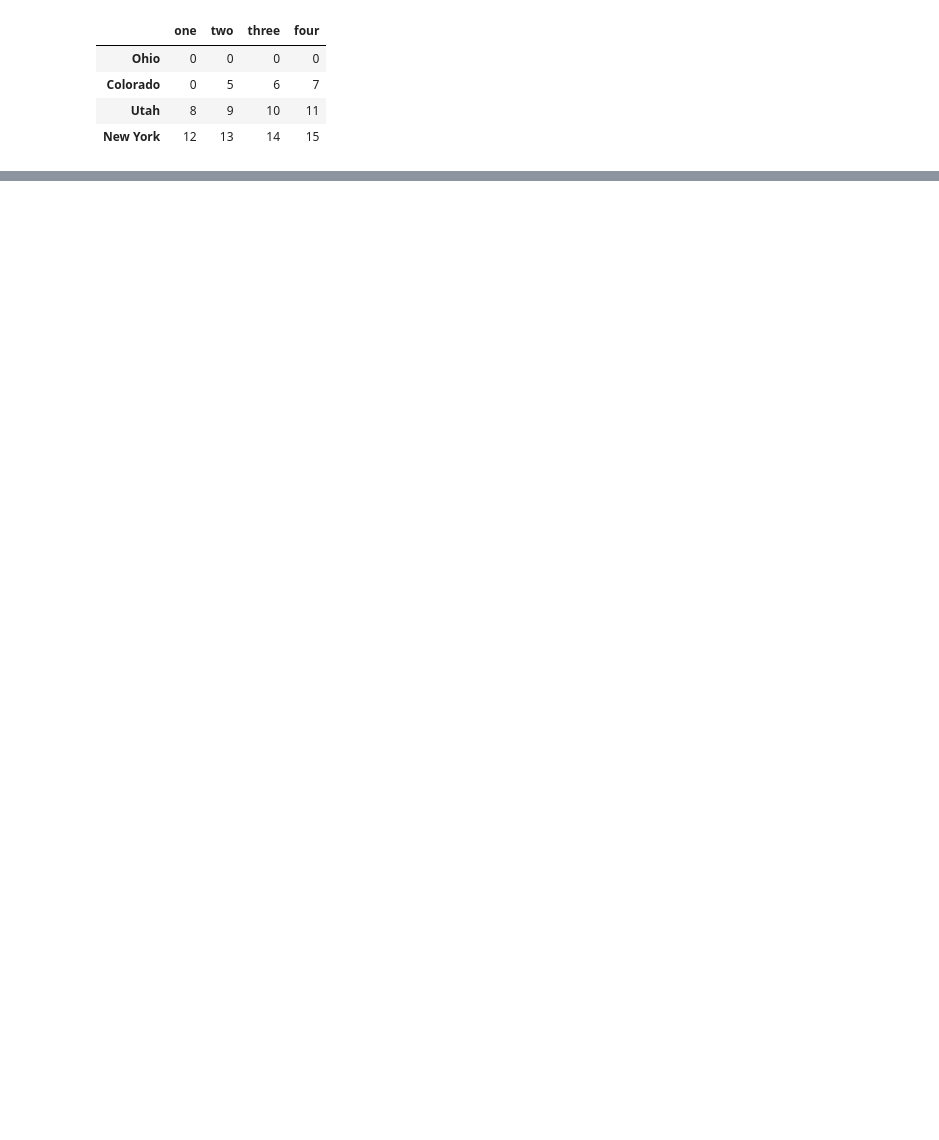
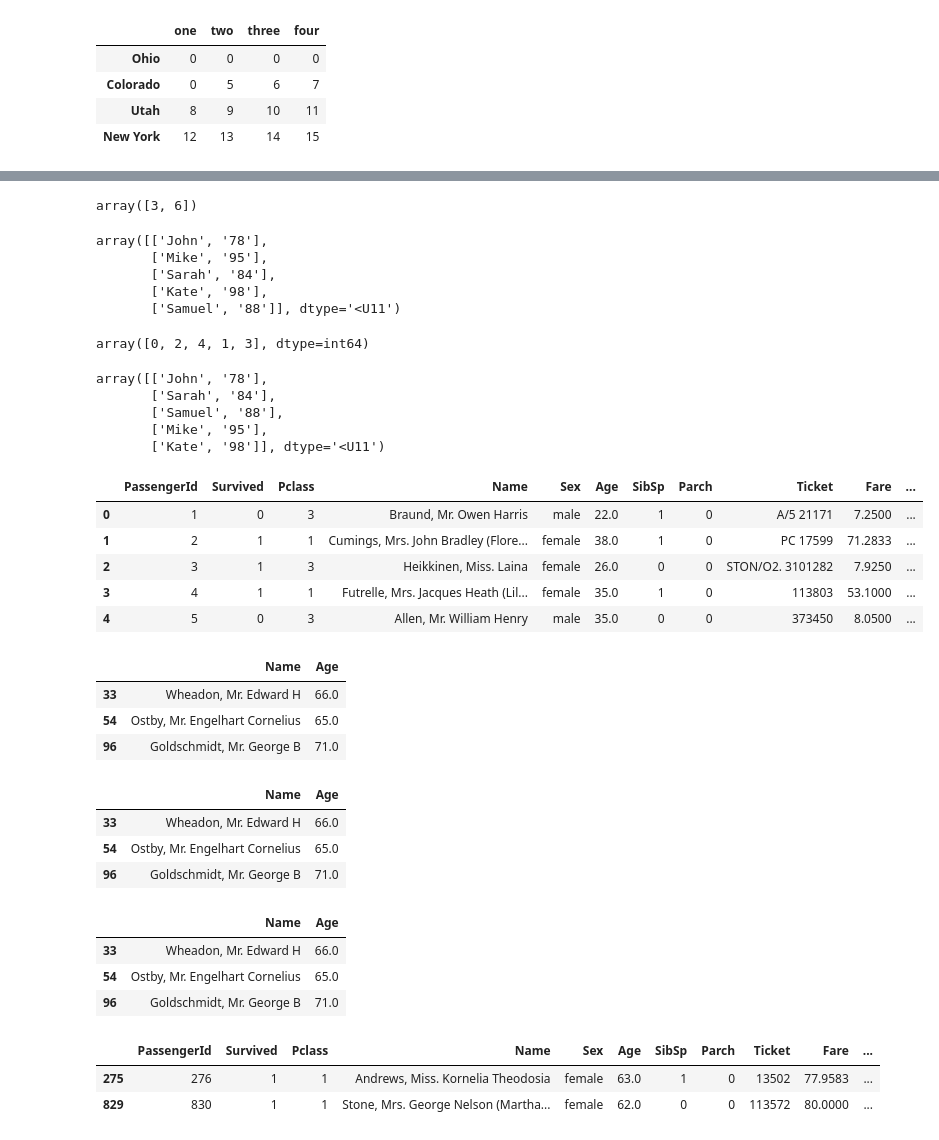
Before and after one commit to s2ul2/pandas_study, a Jupyter notebook: pandas_part1.ipynb, the cells around one changed output, grey strips where cells are left out. Cells and saved outputs as stored; diff of their text form; code cells hidden in the pictures; blank space fills up the shorter version.

```diff
--- a/pandas_part1.ipynb
+++ b/pandas_part1.ipynb
@@ -146,0 +323,71 @@ NameError: name 'rnge' is not defined
+# %%
+c = b[[0, 1], 2]
+c
+# %% [output]
+array([3, 6])
+# %%
+name = np.array(['John', 'Mike', 'Sarah', 'Kate', 'Samuel'])
+score = np.array([78, 95, 84, 98, 88])
+data = np.vstack([name, score]).reshape(2, 5).T
+data
+# %% [output]
+array([['John', '78'],
+       ['Mike', '95'],
+       ['Sarah', '84'],
+       ['Kate', '98'],
+       ['Samuel', '88']], dtype='<U11')
+# %%
+sort_index = data[:,1].argsort()
+sort_index
+# %% [output]
+array([0, 2, 4, 1, 3], dtype=int64)
+# %%
+sort_data = data[sort_index]
+sort_data
+# %% [output]
+array([['John', '78'],
+       ['Sarah', '84'],
+       ['Samuel', '88'],
+       ['Mike', '95'],
+       ['Kate', '98']], dtype='<U11')
+# %%
+titanic_df = pd.read_csv('titanic_train.csv')
+# %%
+titanic_df.head()
+# %% [output]
+|  | PassengerId | Survived | Pclass | Name | Sex | Age | SibSp | Parch | Ticket | Fare | ... |
+| 0 | 1 | 0 | 3 | Braund, Mr. Owen Harris | male | 22.0 | 1 | 0 | A/5 21171 | 7.2500 | ... |
+| 1 | 2 | 1 | 1 | Cumings, Mrs. John Bradley (Flore... | female | 38.0 | 1 | 0 | PC 17599 | 71.2833 | ... |
+| 2 | 3 | 1 | 3 | Heikkinen, Miss. Laina | female | 26.0 | 0 | 0 | STON/O2. 3101282 | 7.9250 | ... |
+| 3 | 4 | 1 | 1 | Futrelle, Mrs. Jacques Heath (Lil... | female | 35.0 | 1 | 0 | 113803 | 53.1000 | ... |
+| 4 | 5 | 0 | 3 | Allen, Mr. William Henry | male | 35.0 | 0 | 0 | 373450 | 8.0500 | ... |
+# %%
+titanic_df.loc[titanic_df['Age'] > 60, ['Name', 'Age']].head(3)
+# %% [output]
+|  | Name | Age |
+| 33 | Wheadon, Mr. Edward H | 66.0 |
+| 54 | Ostby, Mr. Engelhart Cornelius | 65.0 |
+| 96 | Goldschmidt, Mr. George B | 71.0 |
+# %%
+titanic_df[titanic_df['Age'] > 60][['Name', 'Age']].head(3)
+# %% [output]
+|  | Name | Age |
+| 33 | Wheadon, Mr. Edward H | 66.0 |
+| 54 | Ostby, Mr. Engelhart Cornelius | 65.0 |
+| 96 | Goldschmidt, Mr. George B | 71.0 |
+# %%
+titanic_df.loc[titanic_df['Age'] > 60, ['Name', 'Age']].head(3)
+# %% [output]
+|  | Name | Age |
+| 33 | Wheadon, Mr. Edward H | 66.0 |
+| 54 | Ostby, Mr. Engelhart Cornelius | 65.0 |
+| 96 | Goldschmidt, Mr. George B | 71.0 |
+# %%
+cond1 = titanic_df['Age'] > 60
+cond2 = titanic_df['Pclass'] == 1
+cond3 = titanic_df['Sex'] == 'female'
+titanic_df.loc[cond1 & cond2 & cond3]
+# %% [output]
+|  | PassengerId | Survived | Pclass | Name | Sex | Age | SibSp | Parch | Ticket | Fare | ... |
+| 275 | 276 | 1 | 1 | Andrews, Miss. Kornelia Theodosia | female | 63.0 | 1 | 0 | 13502 | 77.9583 | ... |
+| 829 | 830 | 1 | 1 | Stone, Mrs. George Nelson (Martha... | female | 62.0 | 0 | 0 | 113572 | 80.0000 | ... |
```
Also changed, not shown: parts of 53 cells of this notebook.
